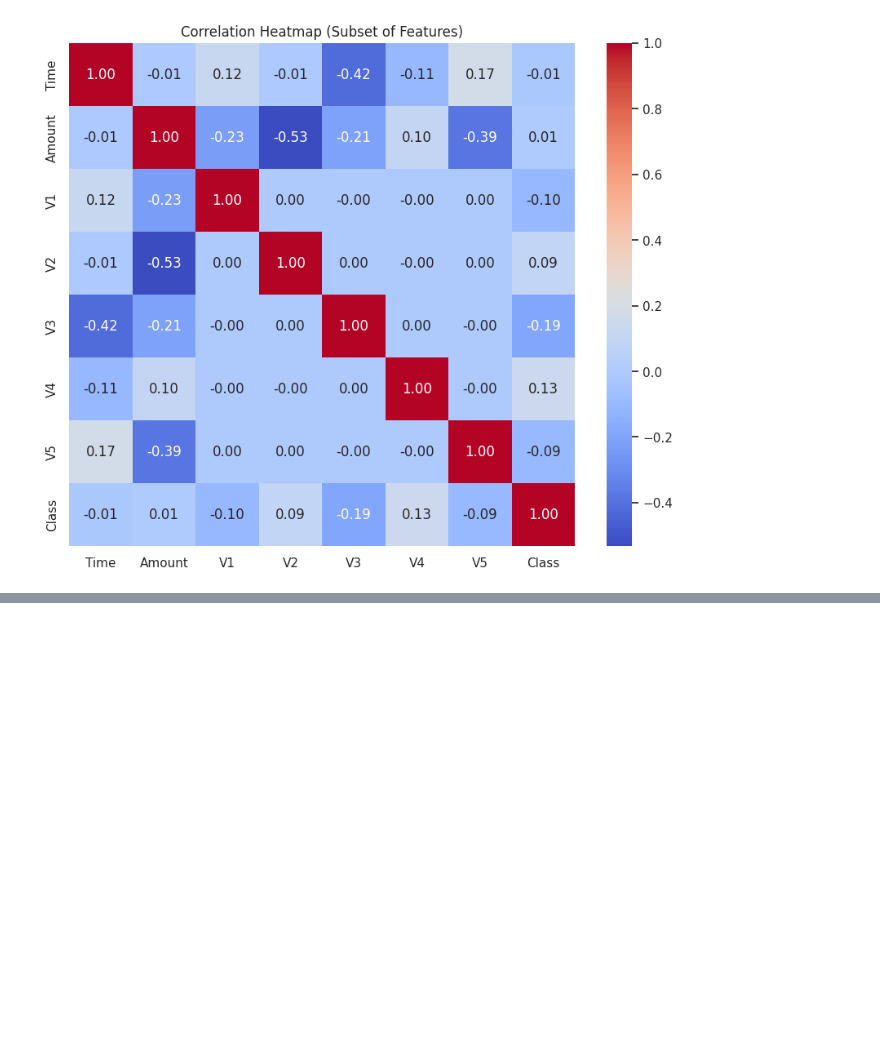
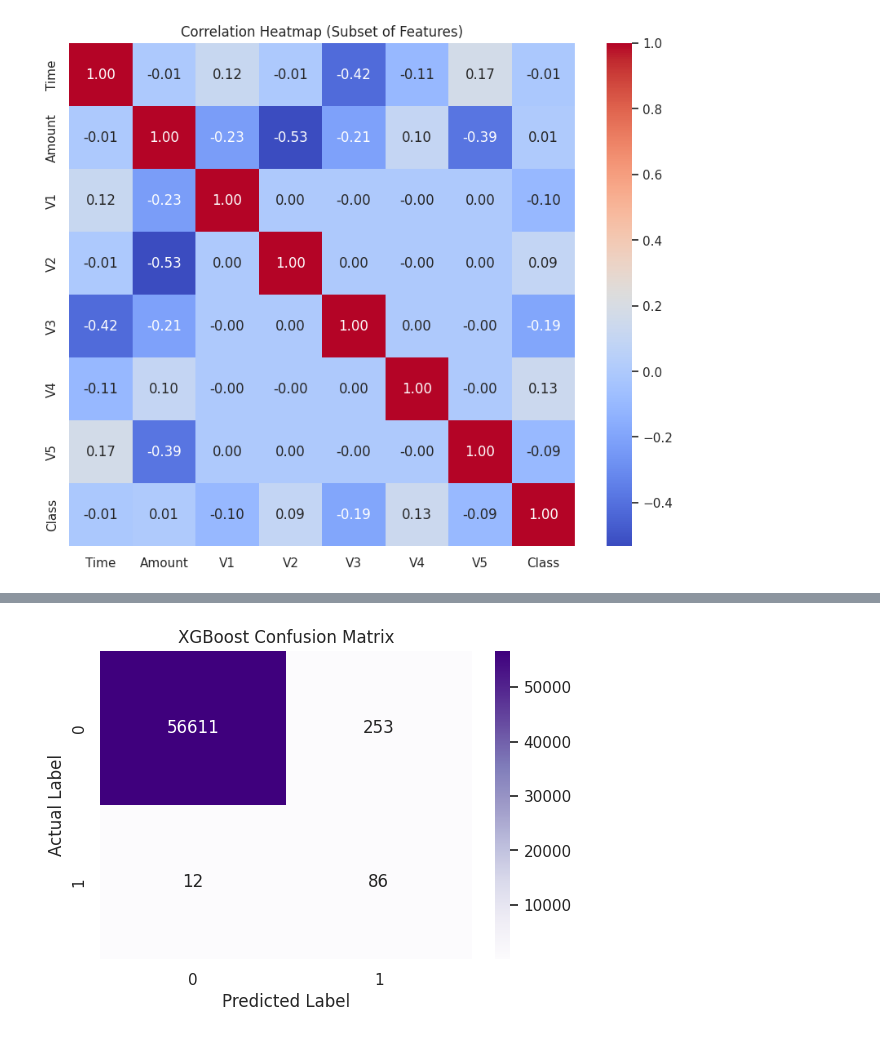
Before and after one commit to MananKulshrestha/cred_card_fraud_detection, a Jupyter notebook: Untitled3.ipynb, the cells around one changed output, grey strips where cells are left out. Saved outputs shown, nothing was run; the diff lists cells and outputs as text; code cells hidden in the pictures; blank space fills up the shorter version.

```diff
--- a/Untitled3.ipynb
+++ b/Untitled3.ipynb
@@ -430,0 +421,62 @@ Epoch 6/30
+# %%
+import xgboost as xgb
+import numpy as np
+import matplotlib.pyplot as plt
+import seaborn as sns
+from sklearn.metrics import classification_report, confusion_matrix, roc_auc_score, accuracy_score
+
+print("\n--- Training Model 4: XGBoost ---")
+
+# 1. Calculate scale_pos_weight for severe imbalance
+neg_count = np.sum(y_train == 0)
+pos_count = np.sum(y_train == 1)
+scale_weight = neg_count / pos_count if pos_count > 0 else 1.0
+
+print(f"Calculated scale_pos_weight: {scale_weight:.2f}")
+
+# 2. Initialize the XGBoost Classifier
+# MOVED early_stopping_rounds HERE for newer XGBoost versions
+xgb_model = xgb.XGBClassifier(
+    n_estimators=500,
+    learning_rate=0.05,
+    max_depth=5,
+    scale_pos_weight=scale_weight,
+    eval_metric='auc',
+    early_stopping_rounds=20,   # <--- Moved here
+    random_state=42
+)
+
+# 3. Train the model
+# The eval_set still stays here so the model has data to check for early stopping
+print("Fitting XGBoost model...")
+xgb_model.fit(
+    X_train, y_train,
+    eval_set=[(X_val, y_val)],
+    verbose=50
+)
+
+# 4. Evaluation on Test Data
+print("\n--- Evaluation on Test Data (XGBoost) ---")
+# Get hard predictions (0 or 1)
+xgb_predictions = xgb_model.predict(X_test)
+# Get probabilities for the positive class (used for AUC)
+xgb_predict_proba = xgb_model.predict_proba(X_test)[:, 1]
+
+# Calculate and print metrics
+accuracy = accuracy_score(y_test, xgb_predictions)
+auc_score = roc_auc_score(y_test, xgb_predict_proba)
+
+print(f"Accuracy: {accuracy:.4f}")
+print(f"AUC:      {auc_score:.4f}\n")
+
+print("Classification Report:")
+print(classification_report(y_test, xgb_predictions))
+
+# 5. Plot the Confusion Matrix
+plt.figure(figsize=(6, 4))
+sns.heatmap(confusion_matrix(y_test, xgb_predictions), annot=True, fmt='d', cmap='Purples')
+plt.title('XGBoost Confusion Matrix')
+plt.ylabel('Actual Label')
+plt.xlabel('Predicted Label')
+plt.show()
+# %% [output]
@@ -430,0 +503 @@ Epoch 6/30
+[figure, added]
```
Also changed, not shown: parts of 3 cells of this notebook.
